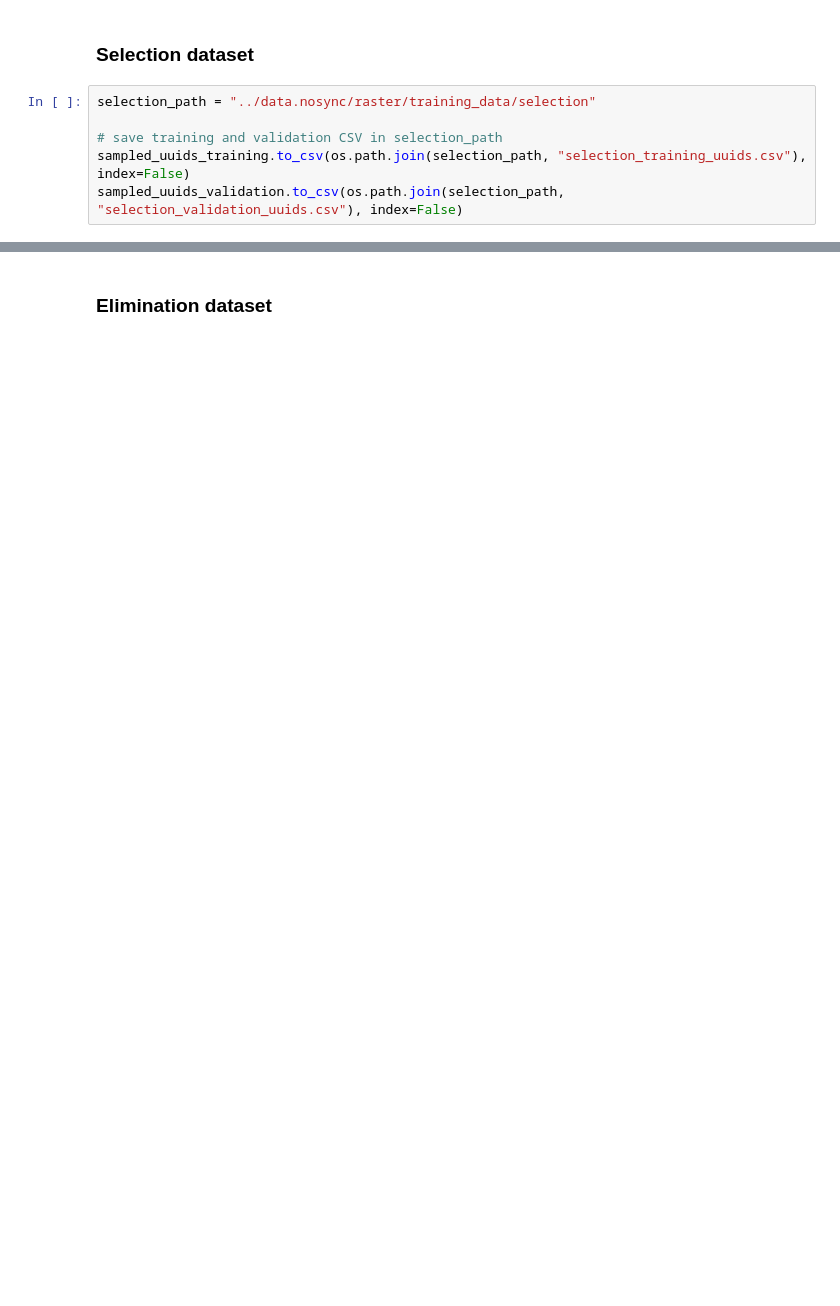
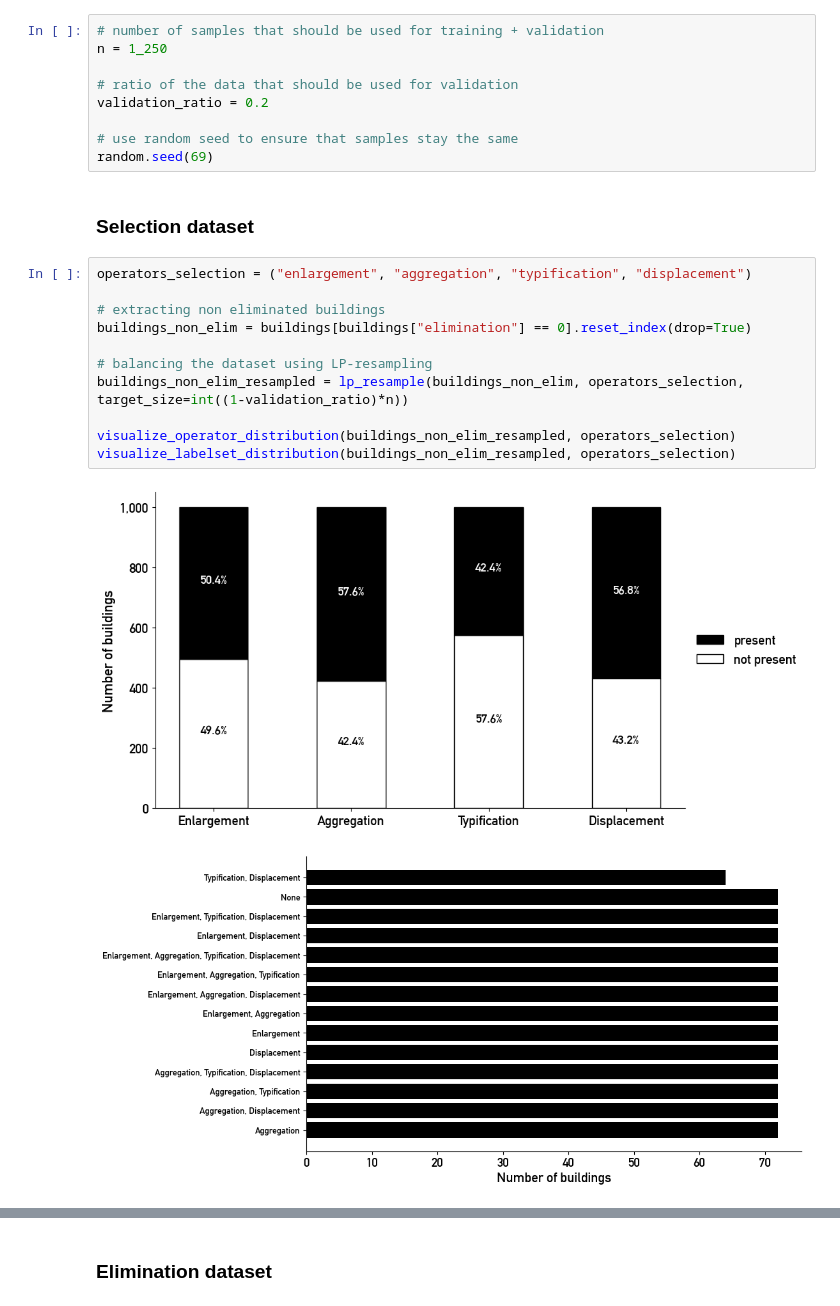
Before and after one commit to jorissenn/genops, a Jupyter notebook: 40_multimodal_training_set_construction.ipynb, the cells around one changed output, grey strips where cells are left out. Saved outputs shown, nothing was run; the diff lists cells and outputs as text; blank space fills up the shorter version.

Commit message:
implemented multimodal training set construction

```diff
--- a/40_multimodal_training_set_construction.ipynb
+++ b/40_multimodal_training_set_construction.ipynb
@@ -36,8 +32,25 @@ Balance the data, export the UUIDs as a CSV separately for training and validati
+# %%
+# number of samples that should be used for training + validation
+n = 1_250
+
+# ratio of the data that should be used for validation
+validation_ratio = 0.2
+
+# use random seed to ensure that samples stay the same
+random.seed(69)
 # %% [markdown]
 ### Selection dataset
-# %%
-selection_path = "../data.nosync/raster/training_data/selection"
-
-# save training and validation CSV in selection_path
-sampled_uuids_training.to_csv(os.path.join(selection_path, "selection_training_uuids.csv"), index=False)
-sampled_uuids_validation.to_csv(os.path.join(selection_path, "selection_validation_uuids.csv"), index=False)
+# %%
+operators_selection = ("enlargement", "aggregation", "typification", "displacement")
+
+# extracting non eliminated buildings
+buildings_non_elim = buildings[buildings["elimination"] == 0].reset_index(drop=True)
+
+# balancing the dataset using LP-resampling
+buildings_non_elim_resampled = lp_resample(buildings_non_elim, operators_selection, target_size=int((1-validation_ratio)*n))
+
+visualize_operator_distribution(buildings_non_elim_resampled, operators_selection)
+visualize_labelset_distribution(buildings_non_elim_resampled, operators_selection)
+# %% [output]
+[figure, added]
+[figure, added]
```
Also changed, not shown: parts of 10 cells of this notebook, 2 other files.
